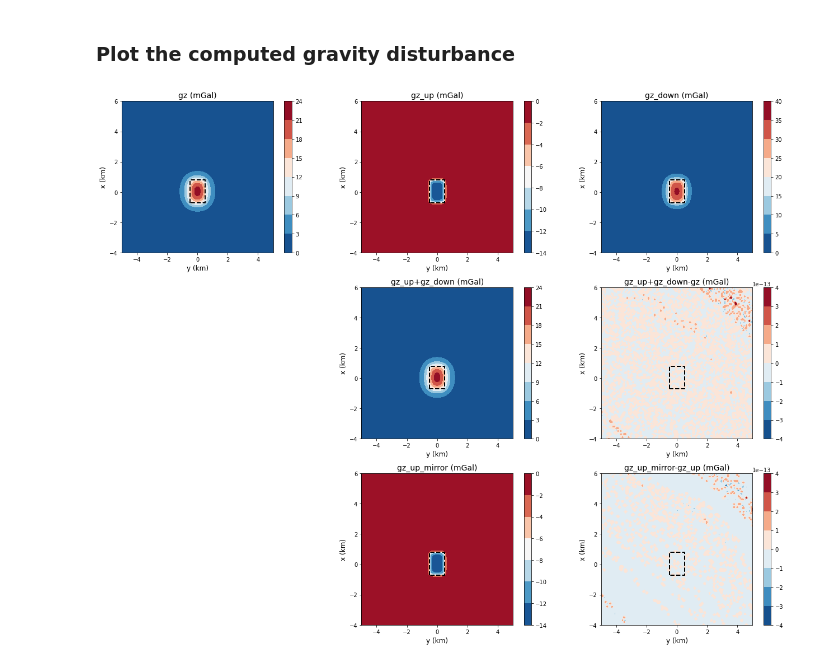
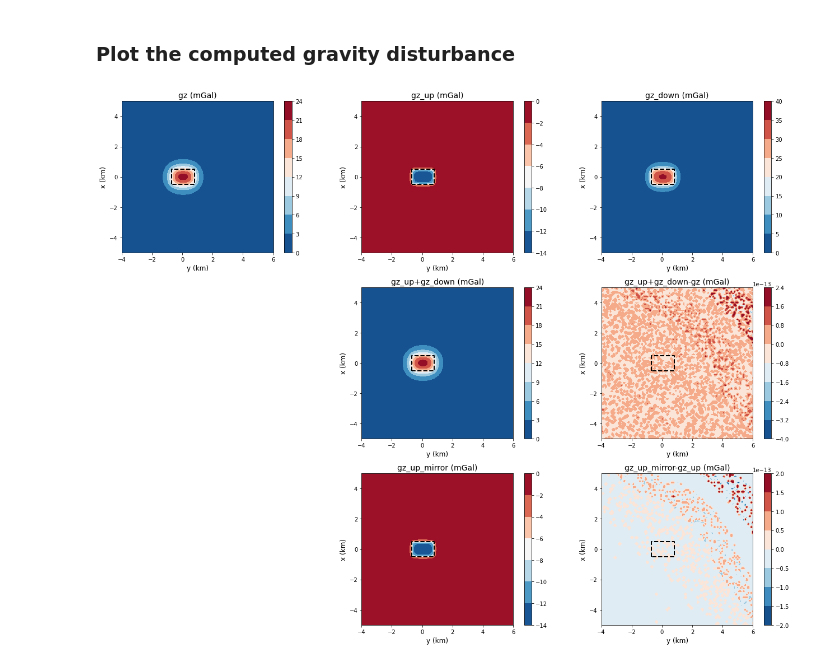
Before and after one commit to birocoles/gravmag, a Jupyter notebook: examples/gravity_disturbance_inside.ipynb, the cells around one changed output. Drawn from its saved outputs; the diff is of its cells as text; code cells hidden in the pictures.

```diff
--- a/examples/gravity_disturbance_inside.ipynb
+++ b/examples/gravity_disturbance_inside.ipynb
@@ -39,69 +38,69 @@ shape = (100, 100)
 area = [-5000, 5000, -4000, 6000]
 
 # coordinates
-yp = np.linspace(area[0], area[1], shape[0])
-xp = np.linspace(area[2], area[3], shape[1])
+xp = np.linspace(area[0], area[1], shape[0])
+yp = np.linspace(area[2], area[3], shape[1])
 yp, xp = np.meshgrid(yp, xp)
 
 yp = np.ravel(yp)
 xp = np.ravel(xp)
 zp = np.zeros_like(yp) + z_cross
 
-coordinates = np.vstack([yp, xp, zp])
+coordinates = np.vstack([xp, yp, zp])
 # %% [markdown]
 ### Synthetic gravity disturbance (in mGal)
 # %%
 # Compute the vertical component of acceleration
-gz = prism.grav(coordinates=coordinates,
-                prisms=model,
-                density=density,
-                field='g_z')
+gz = rpf.grav(coordinates=coordinates,
+              prisms=model,
+              density=density,
+              field='g_z')
 # %%
 # Compute the effect produce by the two models
-gz_up = prism.grav(coordinates=coordinates,
-                   prisms=model_up,
+gz_up = rpf.grav(coordinates=coordinates,
+                 prisms=model_up,
+                 density=density,
+                 field='g_z')
+gz_down = rpf.grav(coordinates=coordinates,
+                   prisms=model_down,
                    density=density,
                    field='g_z')
-gz_down = prism.grav(coordinates=coordinates,
-                     prisms=model_down,
-                     density=density,
-                     field='g_z')
 # %%
 # Compute the effect produce by the two models
-gz_up_mirror = prism.grav(coordinates=coordinates,
-                          prisms=model_up_mirror,
-                          density=-density,
-                          field='g_z')
+gz_up_mirror = rpf.grav(coordinates=coordinates,
+                        prisms=model_up_mirror,
+                        density=-density,
+                        field='g_z')
 # %% [markdown]
 ### Plot the computed gravity disturbance
 # %%
 fields = [gz, gz_up, gz_down,
           gz_up+gz_down, gz_up+gz_down-gz,
           gz_up_mirror, gz_up_mirror - gz_up]
 windows = [1, 2, 3, 5, 6, 8, 9]
 titles = ['gz (mGal)', 'gz_up (mGal)', 'gz_down (mGal)',
           'gz_up+gz_down (mGal)', 'gz_up+gz_down-gz (mGal)',
           'gz_up_mirror (mGal)', 'gz_up_mirror-gz_up (mGal)']
 
 plt.figure(figsize=(18,14))
 
 for w, window in enumerate(windows):
 
     plt.subplot(3,3,window)
     plt.title(titles[w], fontsize=14)
     plt.axis('scaled')
     plt.contourf(yp.reshape(shape)*0.001,
                  xp.reshape(shape)*0.001,
                  fields[w].reshape(shape), cmap='RdBu_r')
     plt.colorbar()
     plf.model_boundaries(model, m2km=True)
-    plt.xlim(0.001*area[0], 0.001*area[1])
-    plt.ylim(0.001*area[2], 0.001*area[3])
+    plt.ylim(0.001*area[0], 0.001*area[1])
+    plt.xlim(0.001*area[2], 0.001*area[3])
+    plt.ylabel('x (km)', fontsize=12)
     plt.xlabel('y (km)', fontsize=12)
-    plt.ylabel('x (km)', fontsize=12)
 
 plt.tight_layout()
 
 plt.show()
 # %% [output]
-[figure, old version]
+[figure, new version]
```
Also changed, not shown: parts of 2 cells of this notebook, 2 other files.
